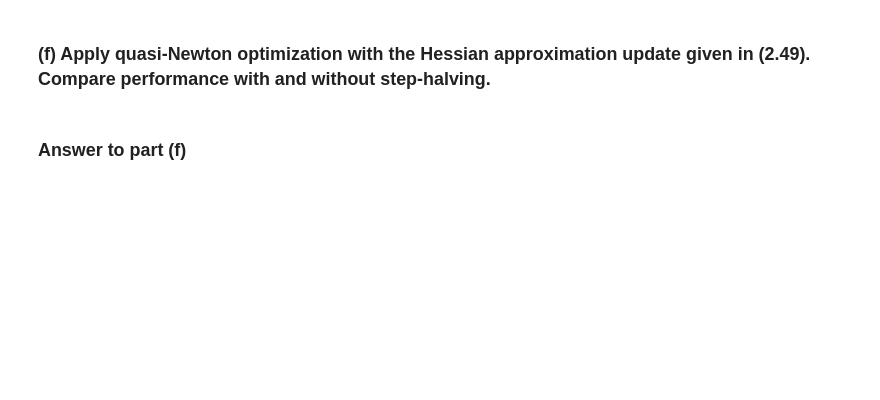
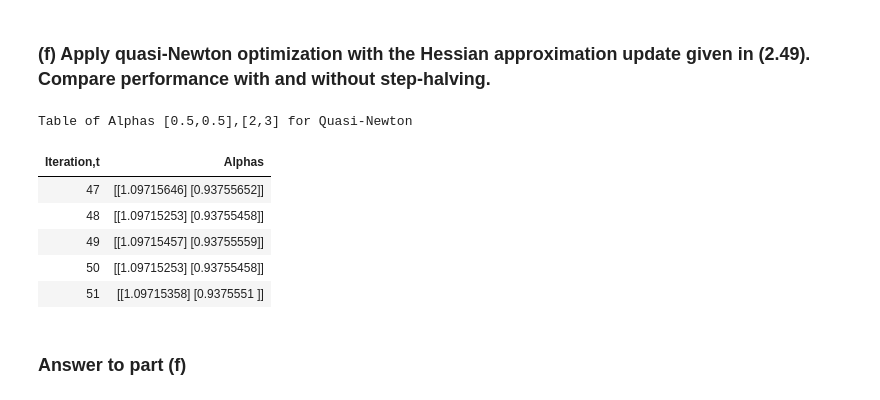
Before and after one commit to rachelsingleton/Math472, a Jupyter notebook: Singleton_HW4.ipynb, the cells around one changed output. Cells and saved outputs as stored; diff of their text form; code cells hidden in the pictures; blank space fills up the shorter version.

```diff
--- a/Singleton_HW4.ipynb
+++ b/Singleton_HW4.ipynb
@@ -272,4 +303,59 @@ Table of Alphas [0.5,0.5] for Steepest Ascent
 # %% [markdown]
 ### (f) Apply quasi-Newton optimization with the Hessian approximation update given in (2.49). Compare performance with and without step-halving.
+# %%
+alpha = np.asarray([0.5,0.5]).reshape((2,1))
+alphaold = np.asarray((0.5, 0.5)).reshape((2,1))
+alphanew = np.asarray((2,3)).reshape((2,1))
+M = -fisher(alphaold)
+values = []
+listt = []
+x_quasi = []
+y_quasi = []
+
+def quasi_newton(alpha0,alpha1,M):
+    num_iterations = 0
+    max_iterations = 50
+    alpha_updates = [alpha0,alpha1]
+    x_quasi.append(alpha_updates[num_iterations][0])
+    y_quasi.append(alpha_updates[num_iterations][1])
+    x_quasi.append(alpha_updates[num_iterations+1][0])
+    y_quasi.append(alpha_updates[num_iterations+1][1])
+
+    while(num_iterations < max_iterations):
+        z = alpha1-alpha0
+        y = lprime(alpha1)-lprime(alpha0)
+        v = y - M.dot(z)
+        c = 1/(v.T.dot(z))
+        if((c > 0) | ((v.T.dot(z)) == 0)):
+            M = M
+        else:
+            M = M + c*(v.dot(v.T))
+
+        temp = alpha1
+        alpha1 = alpha0 - inv(M).dot(lprime(alpha0))
+        alpha_updates.append(alpha1)
+        alpha0 = temp
+        values = [num_iterations+2, alpha_updates[num_iterations+2]]
+        listt.append(values)
+        num_iterations += 1
+        x_quasi.append(alpha_updates[num_iterations][0])
+        y_quasi.append(alpha_updates[num_iterations][1])
+
+quasi_newton(alphaold,alphanew,M)
+
+print("Table of Alphas [0.5,0.5],[2,3] for Quasi-Newton")
+df = pd.DataFrame(listt, columns = ['Iteration,t','Alphas'])
+df = df.iloc[45:51,:]
+df = df.style.hide_index()
+df = df.set_table_styles([dict(selector='th', props=[('text-align', 'center')])])
+df
+# %% [output]
+Table of Alphas [0.5,0.5],[2,3] for Quasi-Newton
+| Iteration,t | Alphas |
+| 47 | [[1.09715646] [0.93755652]] |
+| 48 | [[1.09715253] [0.93755458]] |
+| 49 | [[1.09715457] [0.93755559]] |
+| 50 | [[1.09715253] [0.93755458]] |
+| 51 | [[1.09715358] [0.9375551 ]] |
 # %% [markdown]
 ### Answer to part (f)
```
Also changed, not shown: parts of 6 cells of this notebook, 2 other files.
